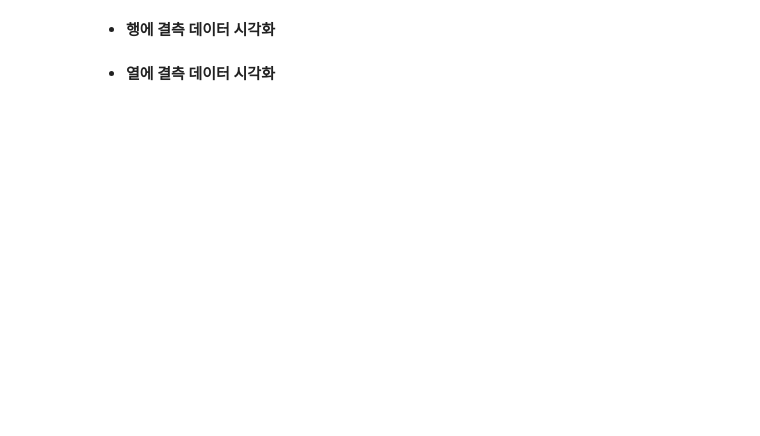
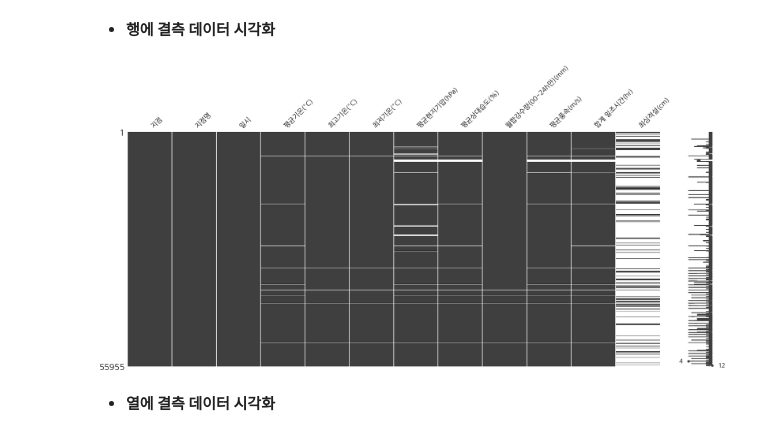
Before and after one commit to leejulie09/projectmanager, a Jupyter notebook: 2_데이터분석_03_공공데이터_기상청날씨_실습.ipynb, the cells around one changed output. Saved outputs shown, nothing was run; the diff lists cells and outputs as text; code cells hidden in the pictures; blank space fills up the shorter version.

```diff
--- a/2_데이터분석_03_공공데이터_기상청날씨_실습.ipynb
+++ b/2_데이터분석_03_공공데이터_기상청날씨_실습.ipynb
@@ -54,9 +82,12 @@ plt.__version__
 ### 2. 데이터 불러오기 : 파이썬으로 데이터 읽어서 표로 나타내기
 # %%
 import pandas as pd
+import numpy as np
+import matplotlib.pyplot as plt
 
 # OBS_ASOS_MNH_~.csv 파일명 데이터를 'weather_data.csv'로 변경하기
-file = 'data/weather_data.csv'
+file = 'sample_data/weather_data.csv'
+# file = 'sample_data/weather_data_recent.csv'
 df = pd.read_csv(file, encoding='CP949')
 
 print(type(df))
@@ -83,12 +166,14 @@ missingno패키지는 pandas 데이터프레임 데이터에서 누락된 데이
 # %% [markdown]
 - **행에 결측 데이터 시각화**
 # %%
-import missingno as msno
+import missingno as msno #흰색이 비어있는거
 import matplotlib.pyplot as plt
-# plt.rc('font', family='Malgun Gothic') # 윈도우용 폰트-코랩용은 해당폰트 지정
+plt.rc('font', family='NanumGothic') # 윈도우용 폰트-코랩용은 해당폰트 지정
 
 msno.matrix(df)
 plt.show()
+# %% [output]
+[figure, added]
 # %% [markdown]
 - **열에 결측 데이터 시각화**
 # %%
```
Also changed, not shown: parts of 45 cells of this notebook.
